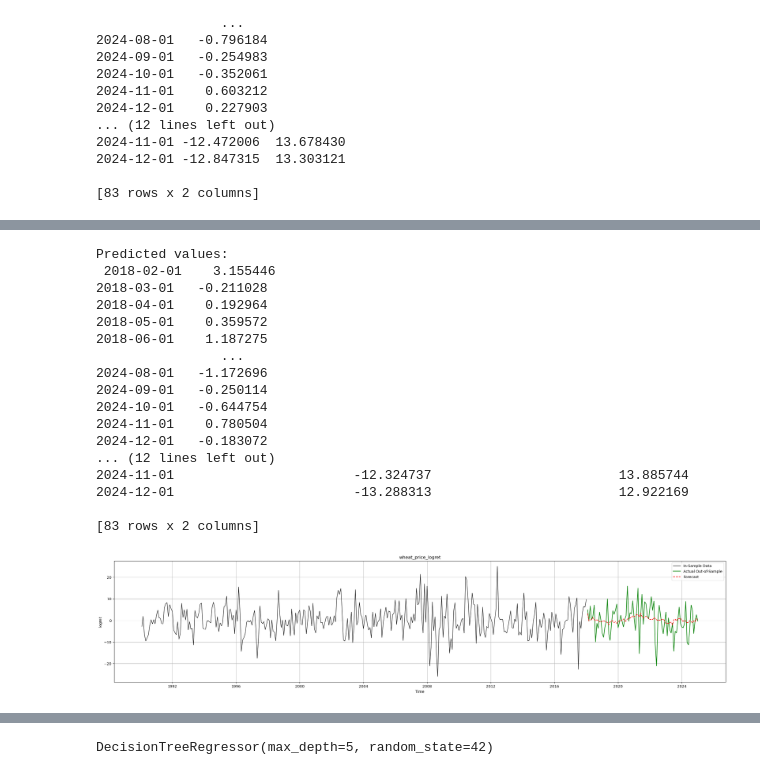
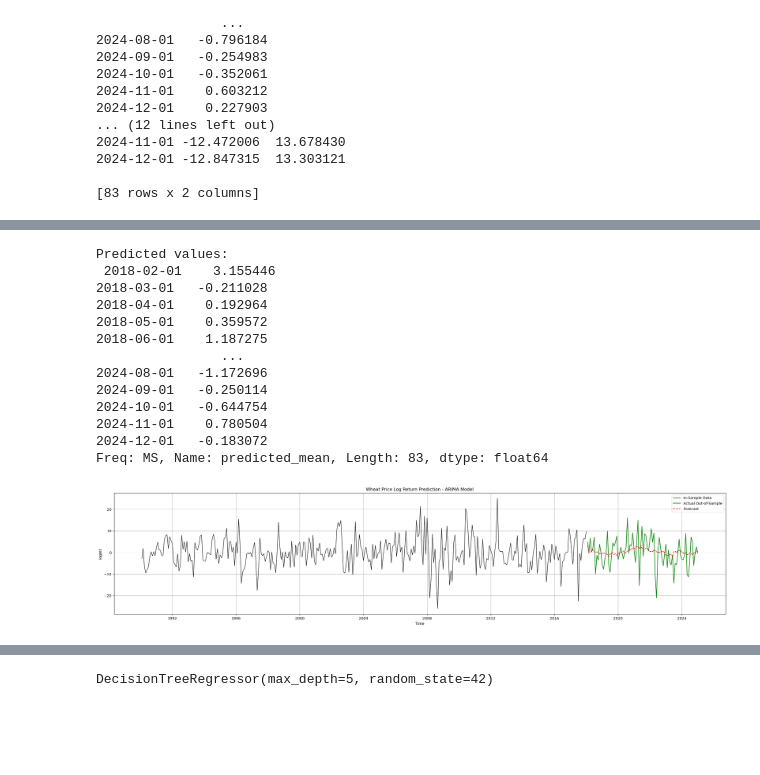
Before and after one commit to djwh1tmer/ML-Time-Series-Final-Project, a Jupyter notebook: Jupyter Notebooks/Final_Models_2.ipynb, the cells around one changed output, grey strips where cells are left out. Saved outputs shown, nothing was run; the diff lists cells and outputs as text; code cells hidden in the pictures; blank space fills up the shorter version.

```diff
--- a/Jupyter Notebooks/Final_Models_2.ipynb
+++ b/Jupyter Notebooks/Final_Models_2.ipynb
@@ -133,15 +142,15 @@ Covariance Type:                         opg
 Warnings:
 [1] Covariance matrix calculated using the outer product of gradients (complex-step).
 # %%
+#run best ARIMA model on training data
 arima_train=ARIMA(logret_df_train_data["wheat_price_logret_future"], order = best_order,
                    exog= logret_df_train_data[['corn_price_logret','drought_idx','fertilizer_idx_logret','commodity_imp_idx_logret']]).fit()
+#forecast
 arima_forecast = arima_train.get_prediction(start=len(logret_df_train_data), end=len(logret_df_train_data) + forecast_steps - 1,
                                               exog = logret_df_test_data[['corn_price_logret','drought_idx','fertilizer_idx_logret','commodity_imp_idx_logret']])
-arima_forecast_result_mean  = arima_forecast.predicted_mean  # Point forecasts
-# Confidence intervals (By default, the confidence intervals returned by get_prediction().conf_int() in statsmodels are 95%)
-arima_forecast_result_conf_int = arima_forecast.conf_int()
+arima_forecast_result_mean  = arima_forecast.predicted_mean
+
 print("Predicted values:\n", arima_forecast_result_mean)
-print("Confidence intervals:\n", arima_forecast_result_conf_int)
 # %% [output]
 Predicted values:
  2018-02-01    3.155446
@@ -155,28 +164,23 @@ Predicted values:
 2024-10-01   -0.644754
 2024-11-01    0.780504
 2024-12-01   -0.183072
-... (12 lines left out)
-2024-11-01                       -12.324737                        13.885744
-2024-12-01                       -13.288313                        12.922169
-
-[83 rows x 2 columns]
+Freq: MS, Name: predicted_mean, Length: 83, dtype: float64
 # %%
+#plot ARIMA forecast
 plt.figure(figsize=(30, 6))
 plt.plot(logret_df_train_data.index, logret_df_train_data["wheat_price_logret_future"], label="In-Sample Data", color="black", linewidth=1)
 plt.plot(logret_df_test_data.index, logret_df_test_data["wheat_price_logret_future"], label="Actual Out-of-Sample", color="green", linestyle="solid")
 plt.plot(logret_df_test_data.index, arima_forecast_result_mean, label="Forecast", color="red", linestyle="dashed")
 
 # Formatting
 plt.xlabel("Time")
 plt.ylabel("logret")
-plt.title("wheat_price_logret")
+plt.title("Wheat Price Log Return Prediction - ARIMA Model")
 plt.legend()
 plt.grid(True)
-
-# Show plot
 plt.show()
 # %% [output]
-[figure, old version]
+[figure, new version]
 # %%
 from statsmodels.tsa.statespace.sarimax import SARIMAX
 
```
Also changed, not shown: parts of 32 cells of this notebook, 6 other files.
